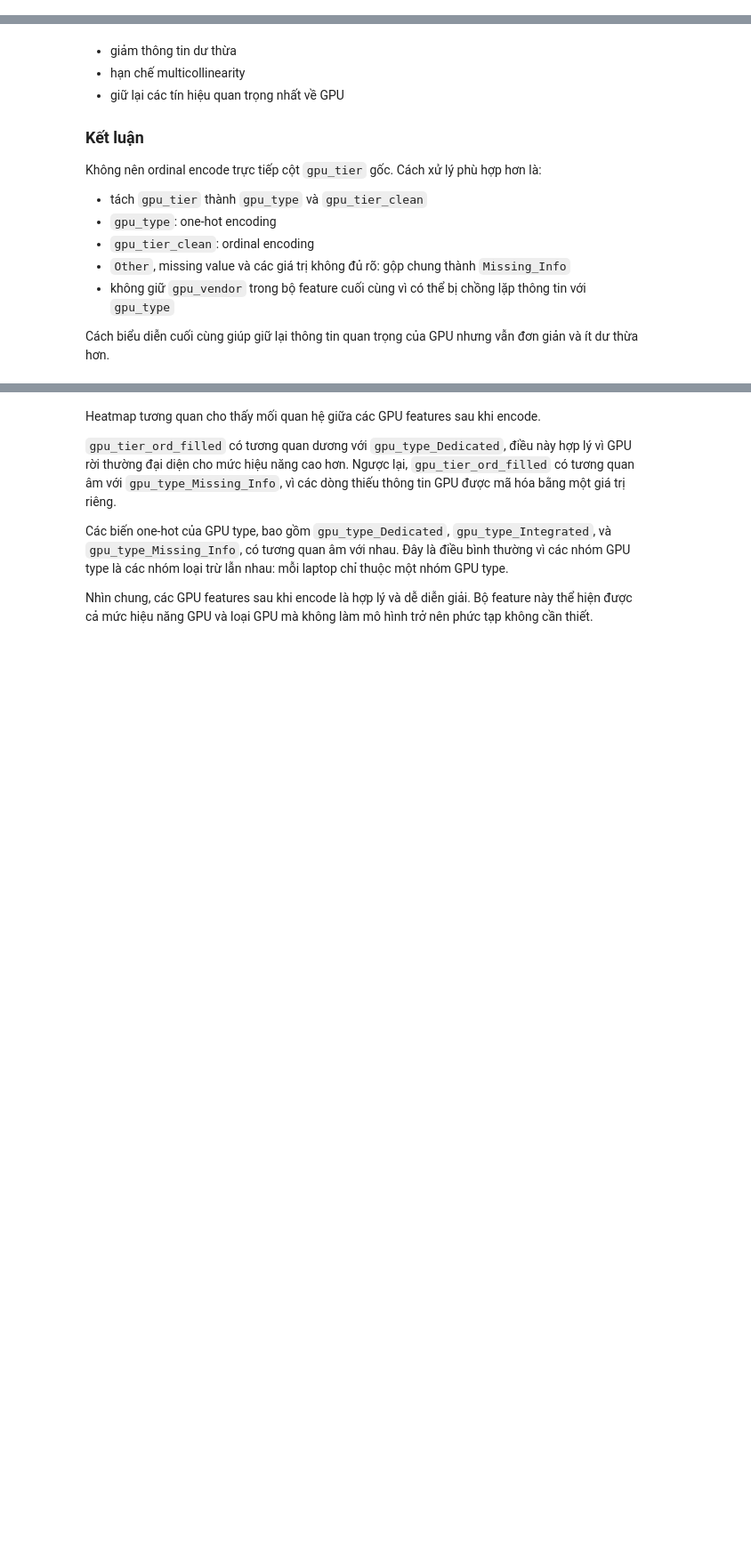
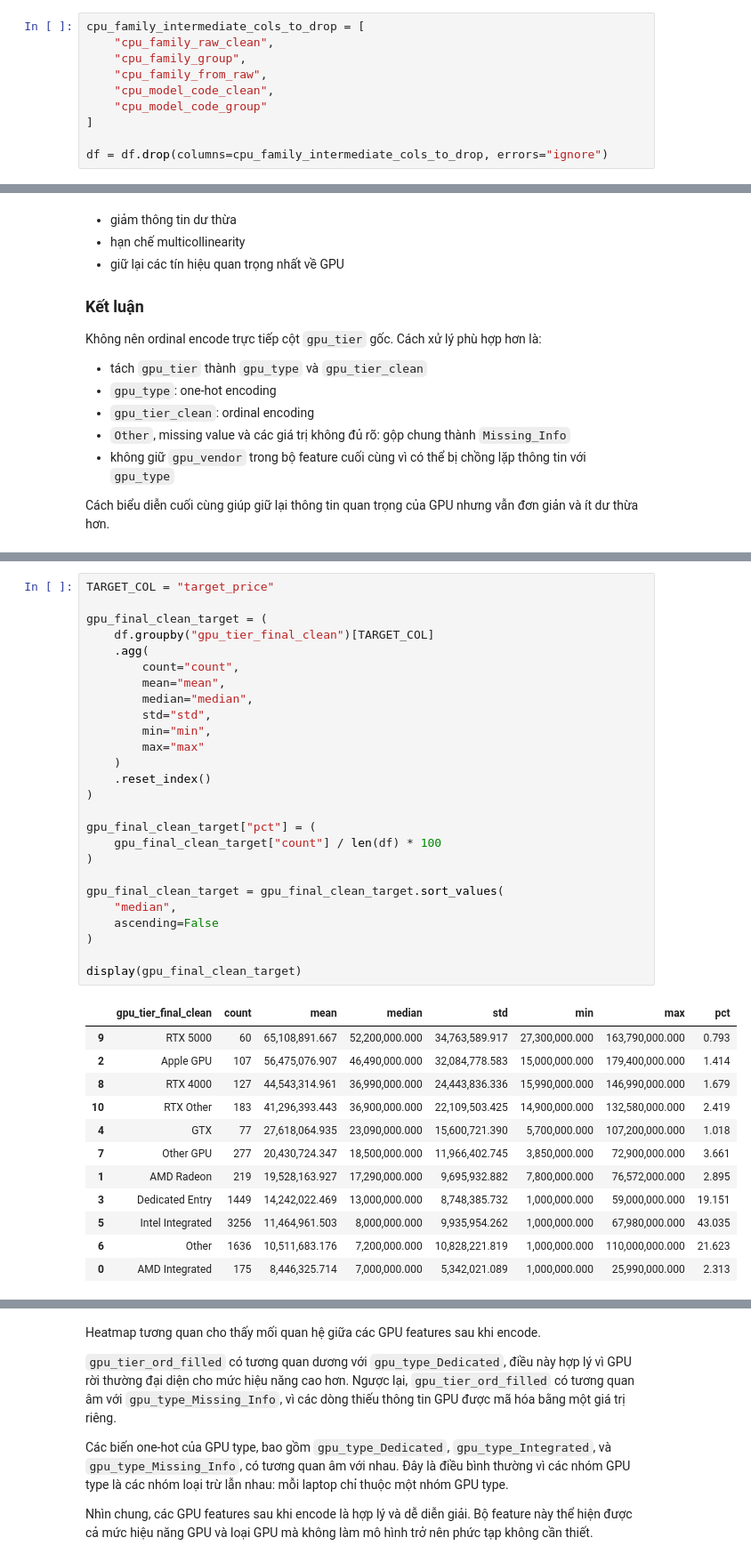
Before and after one commit to thisYui/Laptop-Price-Prediction, a Jupyter notebook: notebooks/data/06_feature_engineering.ipynb, the cells around one changed output, grey strips where cells are left out. Shown at 89% size. Cells and saved outputs as stored; diff of their text form; blank space fills up the shorter version.

```diff
--- a/notebooks/data/06_feature_engineering.ipynb
+++ b/notebooks/data/06_feature_engineering.ipynb
@@ -989,0 +1579,10 @@ Các giá trị cpu_tier chưa được map:
+# %%
+cpu_family_intermediate_cols_to_drop = [
+    "cpu_family_raw_clean",
+    "cpu_family_group",
+    "cpu_family_from_raw",
+    "cpu_model_code_clean",
+    "cpu_model_code_group"
+]
+
+df = df.drop(columns=cpu_family_intermediate_cols_to_drop, errors="ignore")
@@ -1073,3 +1813,42 @@ Cách biểu diễn cuối cùng giúp giữ lại thông tin quan trọng của
+# %%
+TARGET_COL = "target_price"
+
+gpu_final_clean_target = (
+    df.groupby("gpu_tier_final_clean")[TARGET_COL]
+    .agg(
+        count="count",
+        mean="mean",
+        median="median",
+        std="std",
+        min="min",
+        max="max"
+    )
+    .reset_index()
+)
+
+gpu_final_clean_target["pct"] = (
+    gpu_final_clean_target["count"] / len(df) * 100
+)
+
+gpu_final_clean_target = gpu_final_clean_target.sort_values(
+    "median",
+    ascending=False
+)
+
+display(gpu_final_clean_target)
+# %% [output]
+|  | gpu_tier_final_clean | count | mean | median | std | min | max | pct |
+| 9 | RTX 5000 | 60 | 65,108,891.667 | 52,200,000.000 | 34,763,589.917 | 27,300,000.000 | 163,790,000.000 | 0.793 |
+| 2 | Apple GPU | 107 | 56,475,076.907 | 46,490,000.000 | 32,084,778.583 | 15,000,000.000 | 179,400,000.000 | 1.414 |
+| 8 | RTX 4000 | 127 | 44,543,314.961 | 36,990,000.000 | 24,443,836.336 | 15,990,000.000 | 146,990,000.000 | 1.679 |
+| 10 | RTX Other | 183 | 41,296,393.443 | 36,900,000.000 | 22,109,503.425 | 14,900,000.000 | 132,580,000.000 | 2.419 |
+| 4 | GTX | 77 | 27,618,064.935 | 23,090,000.000 | 15,600,721.390 | 5,700,000.000 | 107,200,000.000 | 1.018 |
+| 7 | Other GPU | 277 | 20,430,724.347 | 18,500,000.000 | 11,966,402.745 | 3,850,000.000 | 72,900,000.000 | 3.661 |
+| 1 | AMD Radeon | 219 | 19,528,163.927 | 17,290,000.000 | 9,695,932.882 | 7,800,000.000 | 76,572,000.000 | 2.895 |
+| 3 | Dedicated Entry | 1449 | 14,242,022.469 | 13,000,000.000 | 8,748,385.732 | 1,000,000.000 | 59,000,000.000 | 19.151 |
+| 5 | Intel Integrated | 3256 | 11,464,961.503 | 8,000,000.000 | 9,935,954.262 | 1,000,000.000 | 67,980,000.000 | 43.035 |
+| 6 | Other | 1636 | 10,511,683.176 | 7,200,000.000 | 10,828,221.819 | 1,000,000.000 | 110,000,000.000 | 21.623 |
+| 0 | AMD Integrated | 175 | 8,446,325.714 | 7,000,000.000 | 5,342,021.089 | 1,000,000.000 | 25,990,000.000 | 2.313 |
 # %%
 # =========================
 # GPU FEATURE ENGINEERING
```
Also changed, not shown: parts of 27 cells of this notebook, 11 other files.
